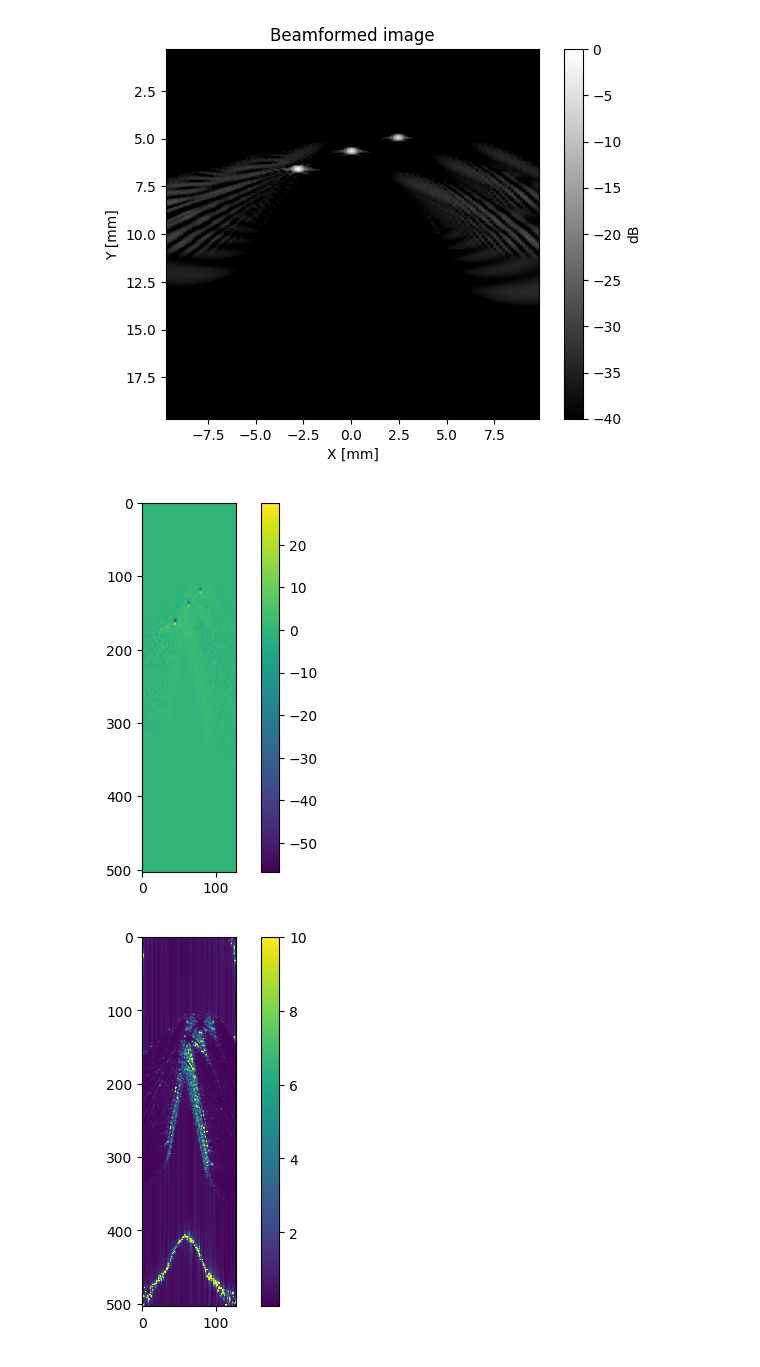
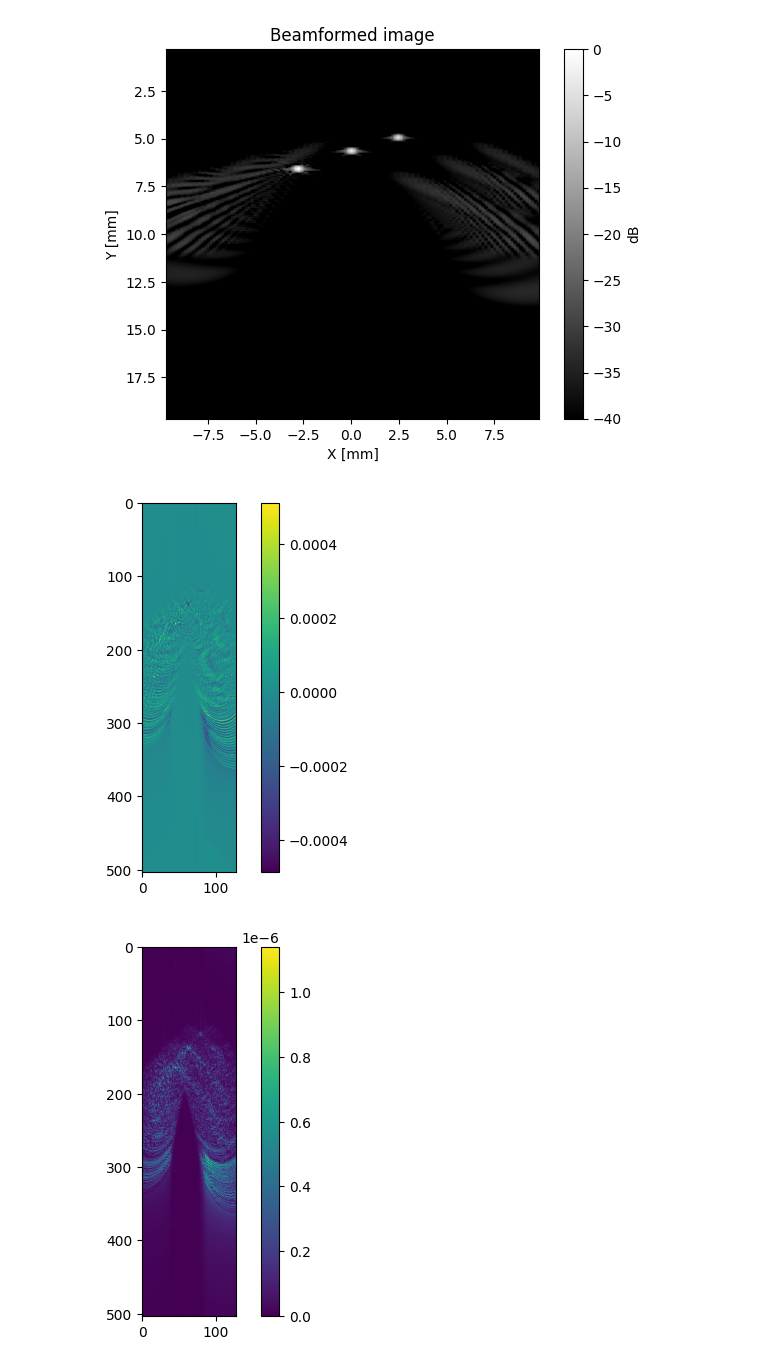
Before and after one commit to wewightman/pycbf, a Jupyter notebook: examples/test_notebook_gpu_2.ipynb, the cells around one changed output. Cells and saved outputs as stored; diff of their text form; code cells hidden in the pictures.

```diff
--- a/examples/test_notebook_gpu_2.ipynb
+++ b/examples/test_notebook_gpu_2.ipynb
@@ -178,12 +178,12 @@ plt.show()
 # %%
 plt.figure()
 plt.imshow(env_gpu-env_cpu)
 plt.colorbar()
 plt.show()
 plt.figure()
-plt.imshow(np.abs(env_gpu-env_cpu)/env_cpu, vmax=10)
+plt.imshow(np.abs(env_gpu-env_cpu)/np.max(env_cpu), vmin=0)
 plt.colorbar()
 plt.show()
 # %% [output]
-[figure, old version]
+[figure, new version]
-[figure, old version]
+[figure, new version]
```
Also changed, not shown: 2 other files.
